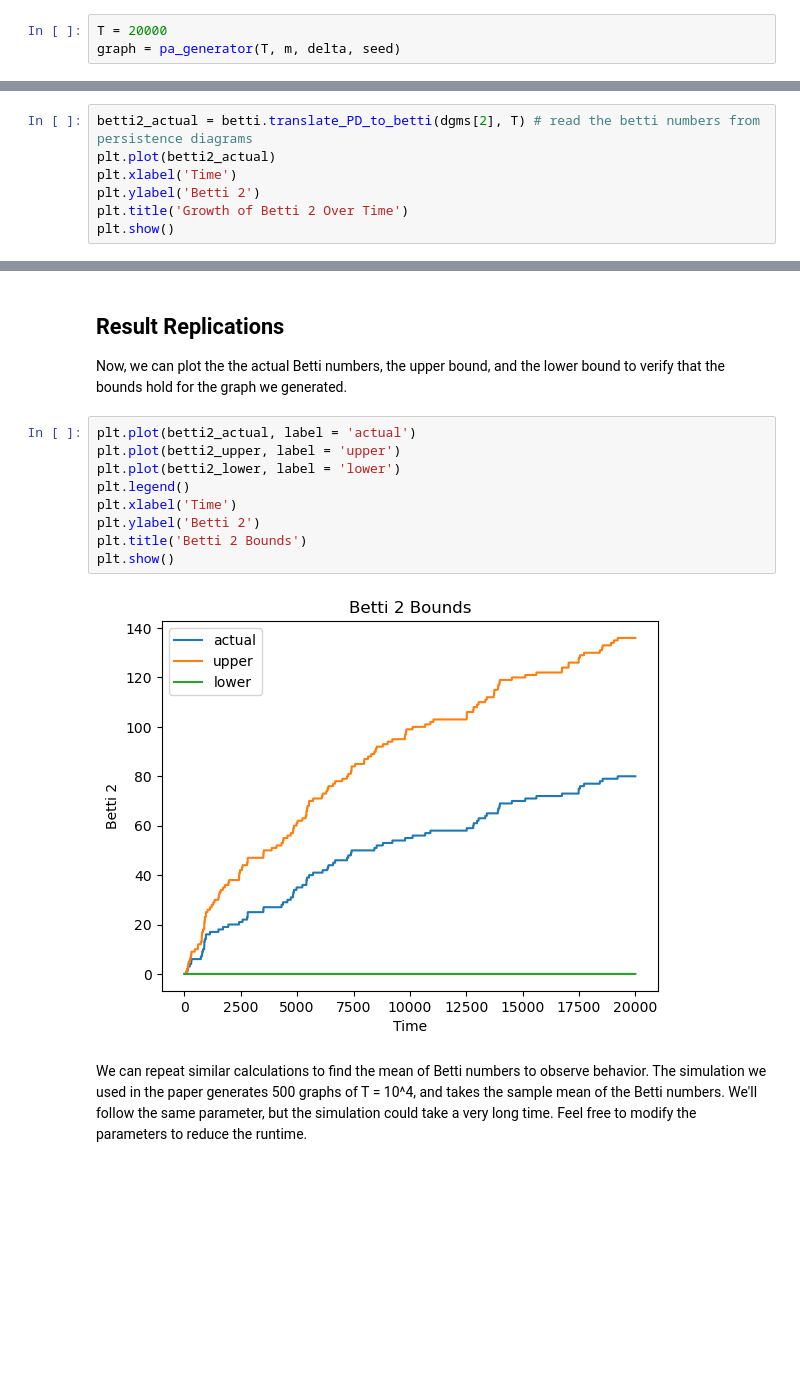
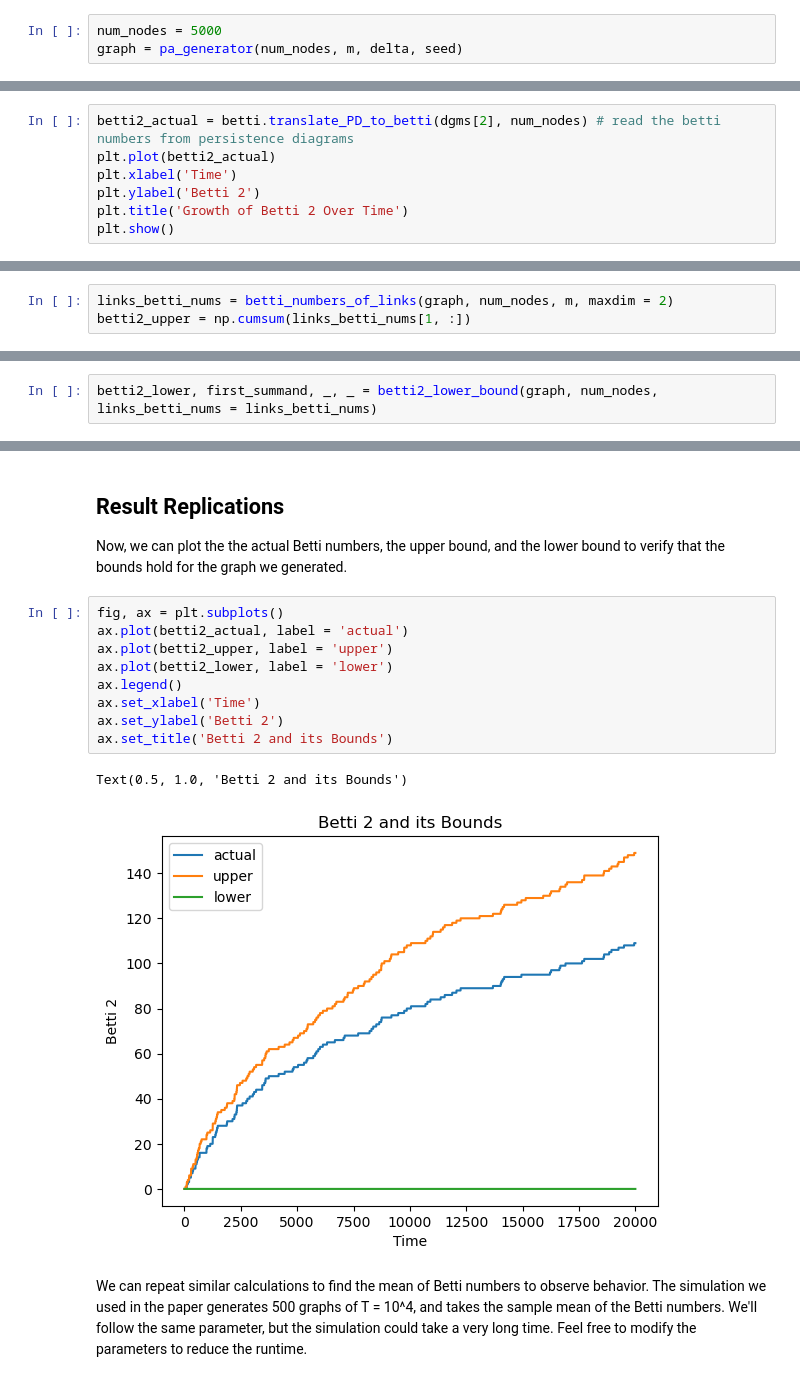
Before and after one commit to carolinerongyi/Preferential_Attachment_Clique_Complex, a Jupyter notebook: tutorial.ipynb, the cells around one changed output, grey strips where cells are left out. Drawn from its saved outputs; the diff is of its cells as text; blank space fills up the shorter version.

```diff
--- a/tutorial.ipynb
+++ b/tutorial.ipynb
@@ -49,8 +49,8 @@ ig.plot(graph, target = ax, layout=layout, vertex_label = labels, bbox=(0, 0, 35
 # %% [markdown]
 We can observe from the plot that the graph is likely scale-free, since there are a few nodes (typically nodes appearing early) with very high degrees, while the rest have lower degrees. We'll now generate a graph with larger t, with other parameters staying the same, to produce more interesting results about homology.
 # %%
-T = 20000
-graph = pa_generator(T, m, delta, seed)
+num_nodes = 5000
+graph = pa_generator(num_nodes, m, delta, seed)
 # %% [markdown]
 ## Betti Numbers Calculation
 
@@ -100,5 +100,5 @@ plot_diagrams(dgms)
 # %%
-betti2_actual = betti.translate_PD_to_betti(dgms[2], T) # read the betti numbers from persistence diagrams
+betti2_actual = betti.translate_PD_to_betti(dgms[2], num_nodes) # read the betti numbers from persistence diagrams
 plt.plot(betti2_actual)
 plt.xlabel('Time')
 plt.ylabel('Betti 2')
@@ -159,3 +161,6 @@ betti2_upper = betti2_upper_bound(graph)
+# %%
+links_betti_nums = betti_numbers_of_links(graph, num_nodes, m, maxdim = 2)
+betti2_upper = np.cumsum(links_betti_nums[1, :])
 # %% [markdown]
 ## Lower Bound of Betti Number
 # %% [markdown]
@@ -265,0 +261,2 @@ betti2_lower = betti2_lower_bound(graph)
+# %%
+betti2_lower, first_summand, _, _ = betti2_lower_bound(graph, num_nodes, links_betti_nums = links_betti_nums)
@@ -267,16 +272,17 @@ betti2_lower = betti2_lower_bound(graph)
 ## Result Replications
 Now, we can plot the the actual Betti numbers, the upper bound, and the lower bound to verify that the bounds hold for the graph we generated.
 # %%
-plt.plot(betti2_actual, label = 'actual')
-plt.plot(betti2_upper, label = 'upper')
-plt.plot(betti2_lower, label = 'lower')
-plt.legend()
-plt.xlabel('Time')
-plt.ylabel('Betti 2')
-plt.title('Betti 2 Bounds')
-plt.show()
+fig, ax = plt.subplots()
+ax.plot(betti2_actual, label = 'actual')
+ax.plot(betti2_upper, label = 'upper')
+ax.plot(betti2_lower, label = 'lower')
+ax.legend()
+ax.set_xlabel('Time')
+ax.set_ylabel('Betti 2')
+ax.set_title('Betti 2 and its Bounds')
 # %% [output]
+Text(0.5, 1.0, 'Betti 2 and its Bounds')
-[figure, old version]
+[figure, new version]
 # %% [markdown]
 We can repeat similar calculations to find the mean of Betti numbers to observe behavior. The simulation we used in the paper generates 500 graphs of T = 10^4, and takes the sample mean of the Betti numbers. We'll follow the same parameter, but the simulation could take a very long time. Feel free to modify the parameters to reduce the runtime.
 # %%
```
Also changed, not shown: parts of 12 cells of this notebook, 2 other files.
